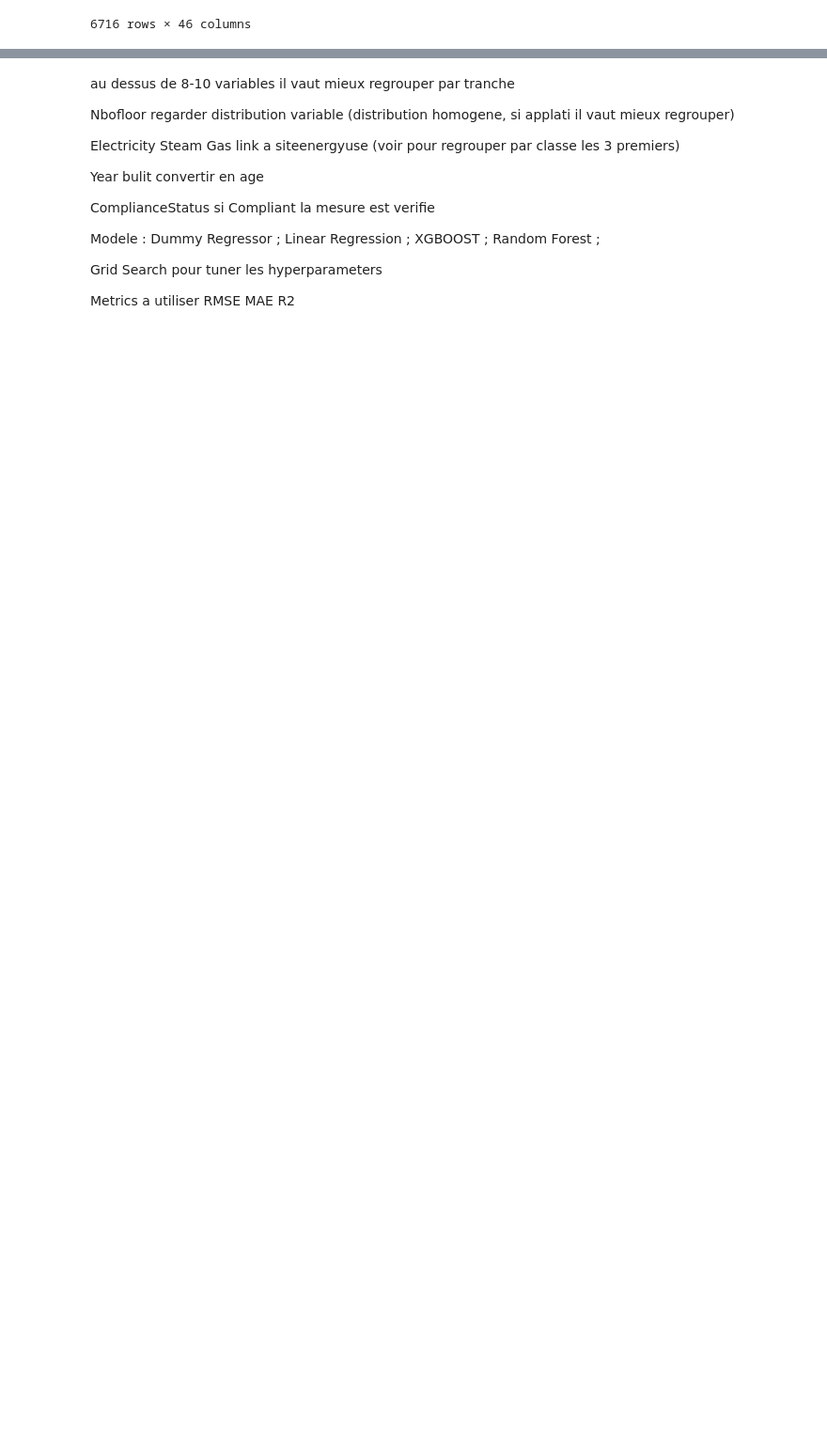
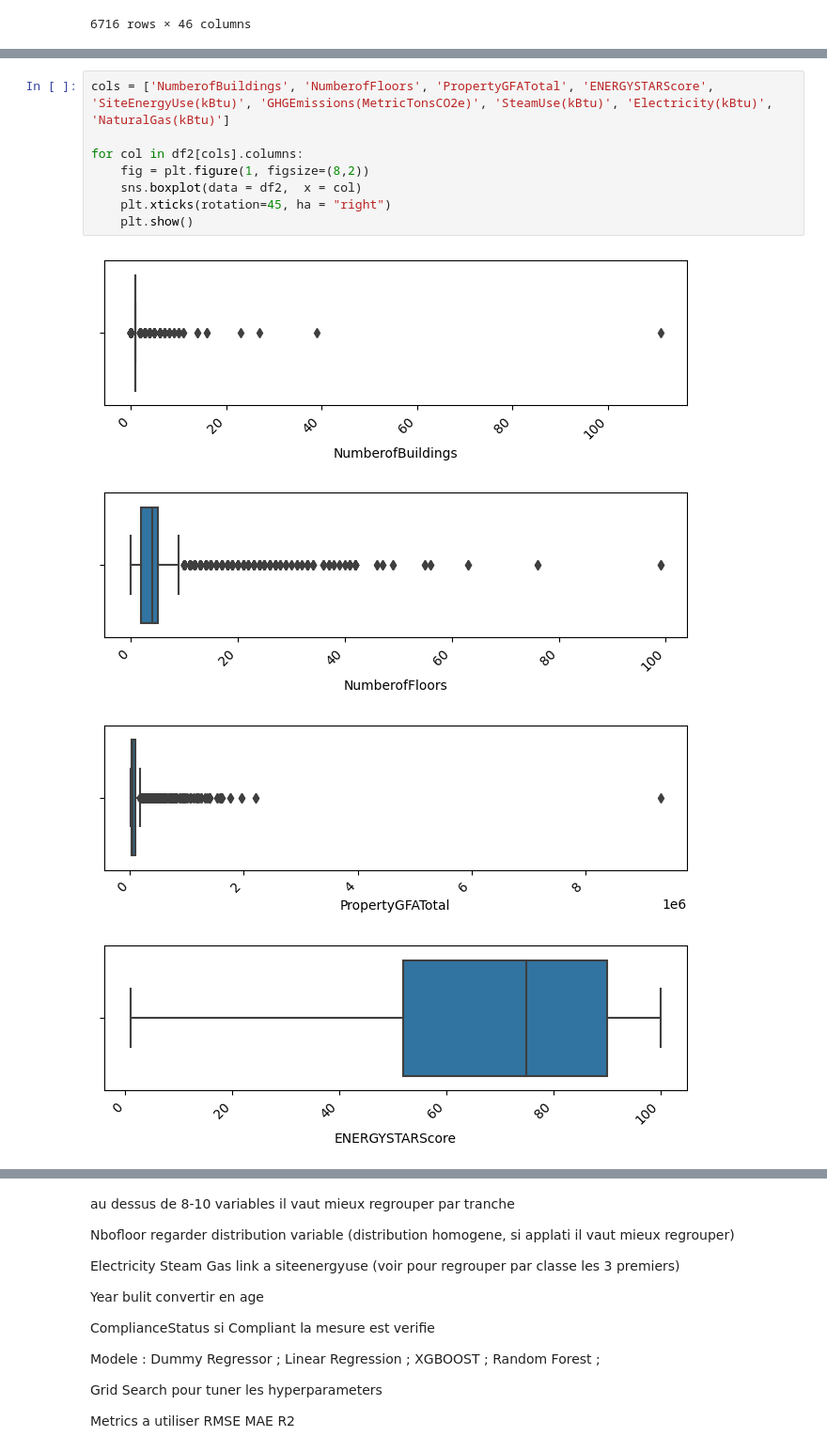
Before and after one commit to mariusbiteau/Buildings_Electrical-Consumption_CO2-Emissions_Prediction, a Jupyter notebook: Buildings_Electrical_Consumption_CO2_Emissions_Prediction.ipynb, the cells around one changed output, grey strips where cells are left out. Shown at 94% size. Cells and saved outputs as stored; diff of their text form; blank space fills up the shorter version.

```diff
--- a/Buildings_Electrical_Consumption_CO2_Emissions_Prediction.ipynb
+++ b/Buildings_Electrical_Consumption_CO2_Emissions_Prediction.ipynb
@@ -253,0 +400,13 @@ df
+# %%
+cols = ['NumberofBuildings', 'NumberofFloors', 'PropertyGFATotal', 'ENERGYSTARScore', 'SiteEnergyUse(kBtu)', 'GHGEmissions(MetricTonsCO2e)', 'SteamUse(kBtu)', 'Electricity(kBtu)', 'NaturalGas(kBtu)']
+
+for col in df2[cols].columns:
+    fig = plt.figure(1, figsize=(8,2))
+    sns.boxplot(data = df2,  x = col)
+    plt.xticks(rotation=45, ha = "right")
+    plt.show()
+# %% [output]
+[figure, added]
+[figure, added]
+[figure, added]
+[figure, added]
```
Also changed, not shown: parts of 45 cells of this notebook.
